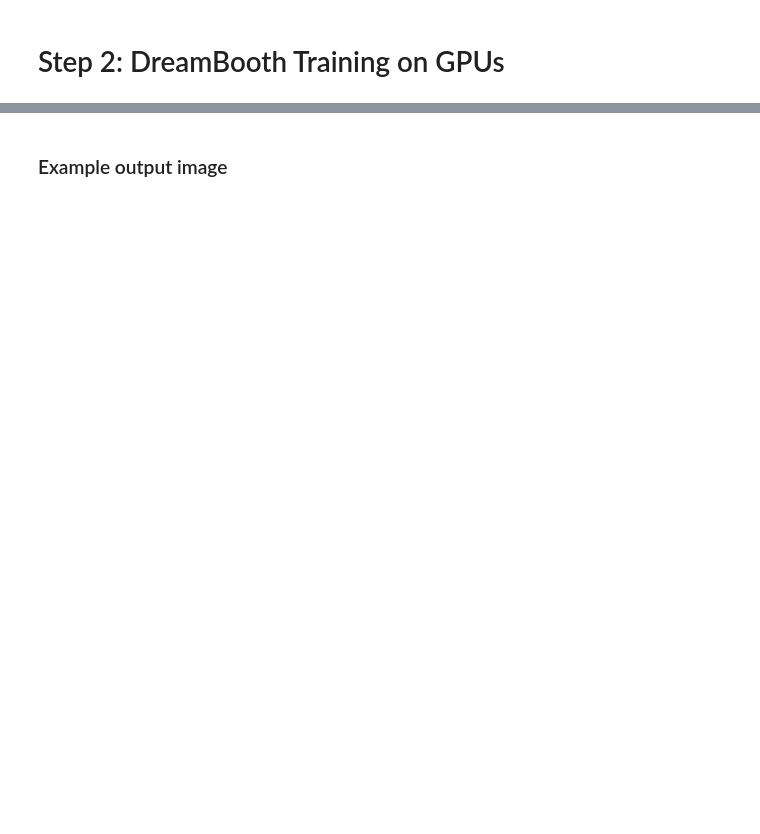
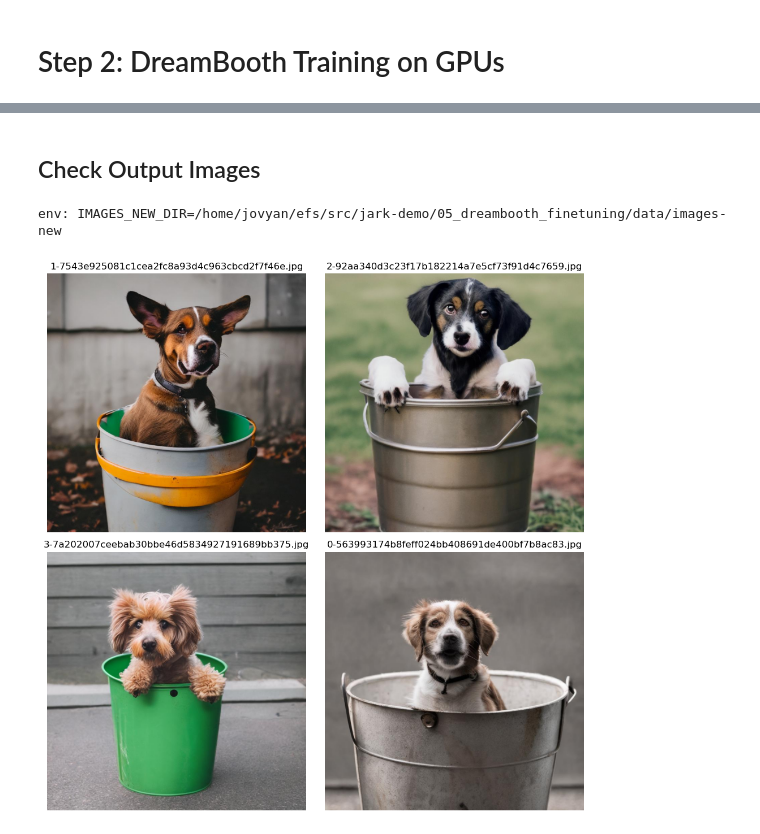
Before and after one commit to jinzishuai/jark-demo, a Jupyter notebook: 05_dreambooth_finetuning/ray_train_gpu.ipynb, the cells around one changed output, grey strips where cells are left out. Saved outputs shown, nothing was run; the diff lists cells and outputs as text; code cells hidden in the pictures; blank space fills up the shorter version.

```diff
--- a/05_dreambooth_finetuning/ray_train_gpu.ipynb
+++ b/05_dreambooth_finetuning/ray_train_gpu.ipynb
@@ -134,3 +228,3 @@ Note that we need to set envrionment variables ORIG_MODEL_PATH and IMAGES_REG_DI
 # %% [markdown]
-### Example output image
+## Check Output Images
 # %%
@@ -138,0 +232,39 @@ Image("/data/tmp/artifacts/example_out.jpg")
+# %%
+%env IMAGES_NEW_DIR=/home/jovyan/efs/src/jark-demo/05_dreambooth_finetuning/data/images-new
+%matplotlib inline
+import os
+import matplotlib.pyplot as plt
+from PIL import Image
+
+# Set the directory directly in the notebook or use an environment variable
+images_dir = os.getenv('IMAGES_NEW_DIR', '/path/to/your/images')
+
+# Fetch the first four image files
+image_files = [f for f in os.listdir(images_dir) if f.lower().endswith(('.png', '.jpg', '.jpeg', '.gif', '.bmp'))][:4]
+
+# Display a message if less than four images are found
+if len(image_files) < 4:
+    print(f"Found {len(image_files)} images, which is less than 4. Displaying what's found.")
+
+# Set up a 2x2 grid for displaying images
+fig, axes = plt.subplots(nrows=2, ncols=2, figsize=(10, 10))
+# Flatten the 2D grid to a 1D list and remove any surplus axes if images are less than 4
+axes_list = [ax for ax in axes.ravel()[:len(image_files)]]
+
+# Display the images
+for img_file, ax in zip(image_files, axes_list):
+    img_path = os.path.join(images_dir, img_file)
+    img = Image.open(img_path)
+    ax.imshow(img)
+    ax.axis('off')  # Hide the axis
+    ax.set_title(img_file)
+
+# If there are fewer than four images, disable the unused axes
+for ax in axes.ravel()[len(image_files):]:
+    ax.axis('off')
+
+plt.tight_layout()
+plt.show()
+# %% [output]
+env: IMAGES_NEW_DIR=/home/jovyan/efs/src/jark-demo/05_dreambooth_finetuning/data/images-new
+[figure, added]
```
Also changed, not shown: parts of 13 cells of this notebook.
